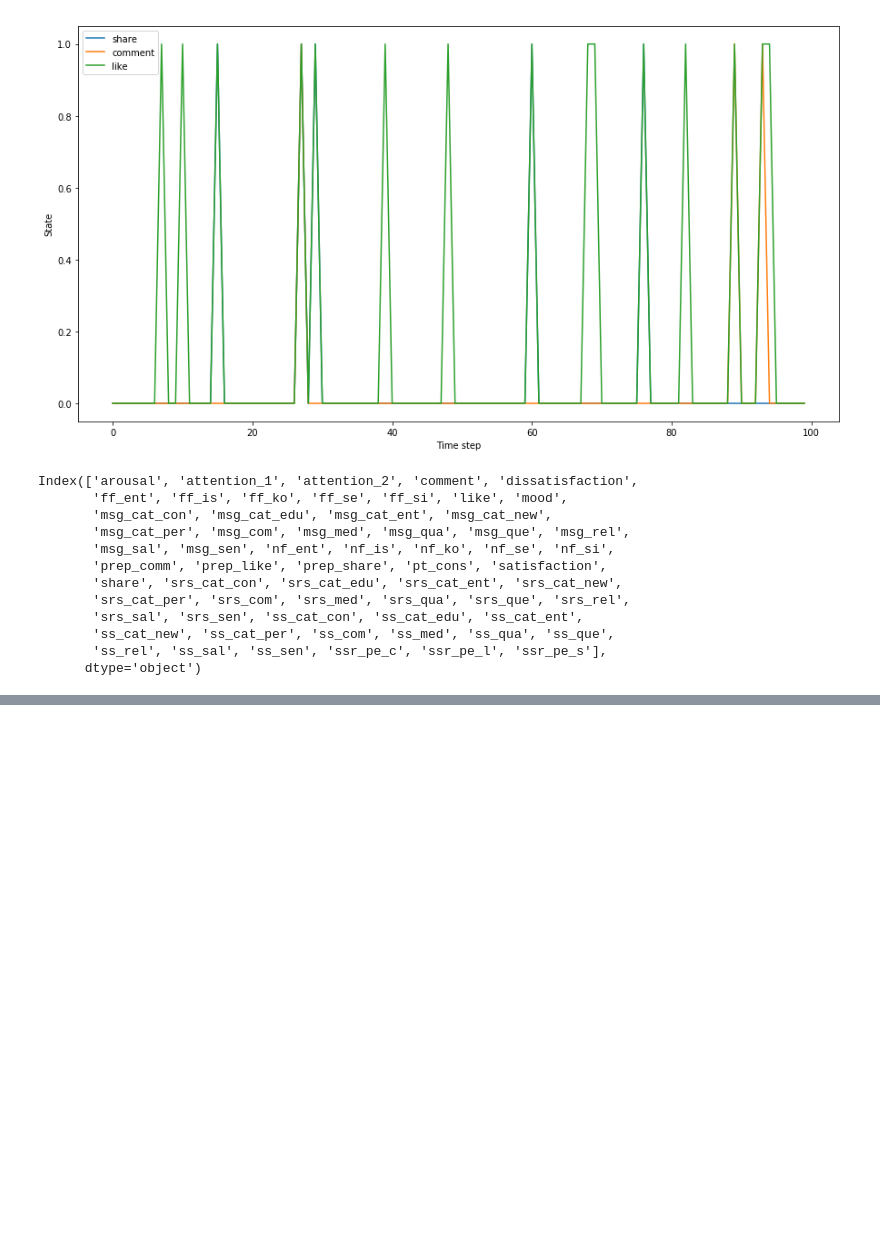
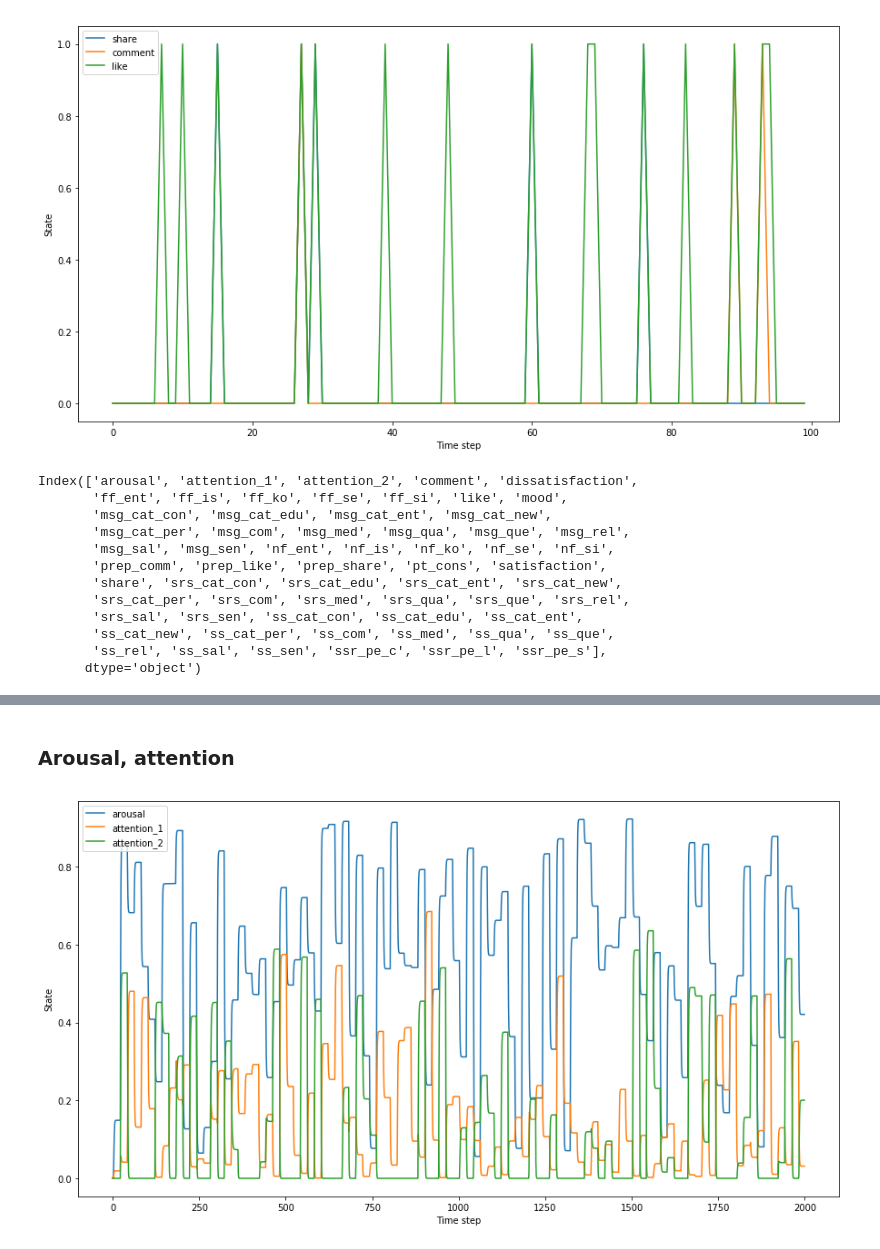
Before and after one commit to ericinlinux/sharing_behavior, a Jupyter notebook: 3_Parameter_tuning.ipynb, the cells around one changed output, grey strips where cells are left out. Saved outputs shown, nothing was run; the diff lists cells and outputs as text; code cells hidden in the pictures; blank space fills up the shorter version.

```diff
--- a/3_Parameter_tuning.ipynb
+++ b/3_Parameter_tuning.ipynb
@@ -249,0 +325,9 @@ Index(['arousal', 'attention_1', 'attention_2', 'comment', 'dissatisfaction',
+# %% [markdown]
+### Arousal, attention
+# %%
+inputsDF[['arousal', 'attention_1', 'attention_2']].plot()
+plt.ylabel('State')
+plt.xlabel('Time step')
+plt.rcParams["figure.figsize"] = (15,8)
+# %% [output]
+[figure, added]
```
Also changed, not shown: parts of 55 cells of this notebook, 2 other files.
